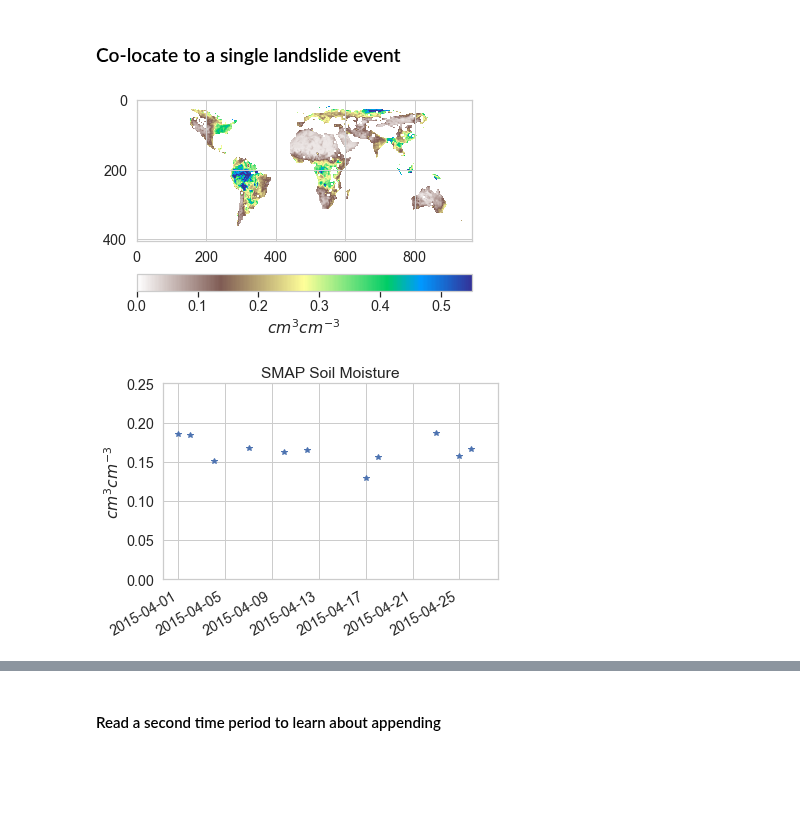
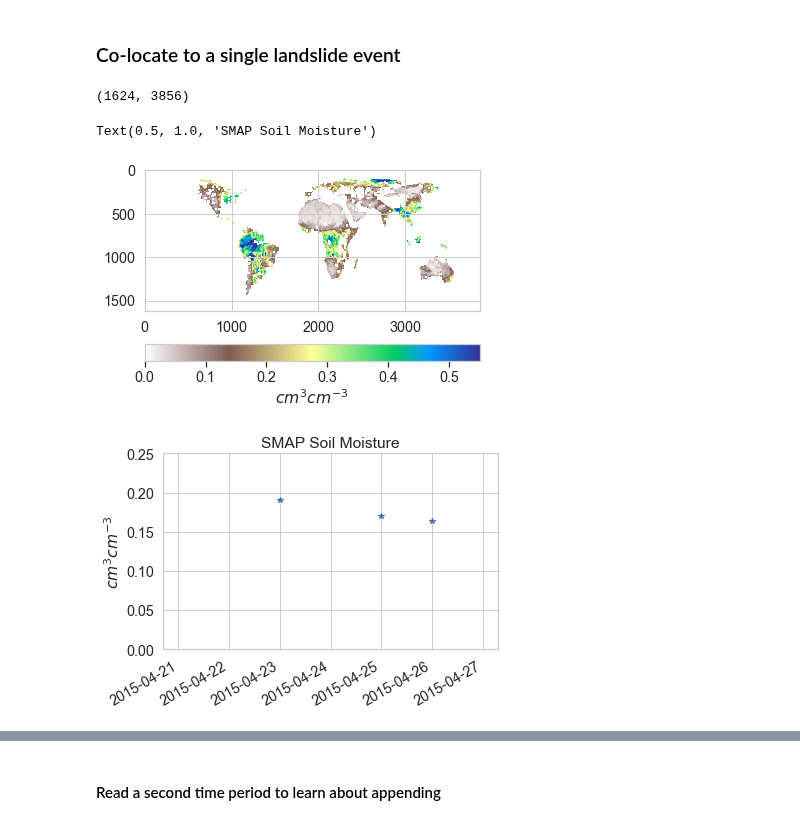
Before and after one commit to jacquiewitte/capstone-landslides-soilmoisture, a Jupyter notebook: landslide_smap_soilm_timeseries.ipynb, the cells around one changed output, grey strips where cells are left out. Cells and saved outputs as stored; diff of their text form; code cells hidden in the pictures; blank space fills up the shorter version.

```diff
--- a/landslide_smap_soilm_timeseries.ipynb
+++ b/landslide_smap_soilm_timeseries.ipynb
@@ -51,7 +51,7 @@ def read_smap(filepath, index):
         data[data == f[group_id][data_id].attrs['_FillValue']] = np.nan
 
         filename = os.path.basename(filepath)
-        yyyymmdd= filename.split('_')[4]
+        yyyymmdd= filename.split('_')[5]
         yyyy = int(yyyymmdd[0:4])
         mm = int(yyyymmdd[4:6])
         dd = int(yyyymmdd[6:8])
@@ -93,5 +93,6 @@ glc_co_gt2015.head()
 # %%
 data_dir = os.path.join(et.io.HOME,
                         'earth-analytics',
-                        'data', 'capstone', 'smap_l3')
+                        'data', 'capstone', 'smap_l2')
 smap_files = sorted(glob(os.path.join(data_dir, '*.h5')))
+smap_files[0:5]
@@ -150,10 +157,10 @@ Now lets look at the variables within the filegroup **Soil_Moisture_Retrieval_Da
 #### Load the EASE2 grid lon and lat datasets. These can be found on the NSIDC website.
 # %%
 # Reshape to dimensions of the SMAP data above
-f = h5py.File(smap_files[0], 'r')
-sm_data = read_smap(f, group_id, 26)
-f.close()
-lats = np.fromfile(os.path.join(data_dir, 'EASE2_M36km.lats.964x406x1.double'),
+sm_data, date = read_smap(smap_files[1], 24)
+
+lats = np.fromfile(os.path.join(data_dir, 'EASE2_M09km.lats.3856x1624x1.double'),
                       dtype=np.float64).reshape(sm_data.shape)
-lons = np.fromfile(os.path.join(data_dir, 'EASE2_M36km.lons.964x406x1.double'),
+lons = np.fromfile(os.path.join(data_dir, 'EASE2_M09km.lons.3856x1624x1.double'),
                       dtype=np.float64).reshape(sm_data.shape)
+sm_data.shape
@@ -162,7 +176,7 @@ lons = np.fromfile(os.path.join(data_dir, 'EASE2_M36km.lons.964x406x1.double'),
 # %% [markdown]
 ### Co-locate to a single landslide event
 # %%
-periods = 27
+periods = 7
 glc_date = pd.date_range(glc_co_gt2015.index[0], periods=periods,
                          freq='-1D').strftime('%Y%m%d')
 
@@ -176,42 +190,44 @@ for dd in glc_date:
     file = [x for x in smap_files if re.findall(dd, x)]
 
     # Retrieve the variables
-    sm_data_3d[:, :, i], time_i = read_smap(file[0], 26)
+    sm_data_3d[:, :, i], time_i = read_smap(file[0], 24)
     sm_dates.append(time_i)
     i += 1
 
 sm_mean = np.nanmean(sm_data_3d,2)
-sm_mean.shape
+print(sm_mean.shape)
 plt.imshow(sm_mean,vmin=0.,vmax=0.55,cmap='terrain_r')
 cbar = plt.colorbar(orientation='horizontal')
 cbar.set_label('$cm^3 cm^{-3}$')
 
-# take the +/- 5 deg mean around the Landslide event
+# take the +/- 0.5 deg mean around the Landslide event
 N_lat = glc_co_gt2015.latitude[0]+0.25
 S_lat = glc_co_gt2015.latitude[0]-0.25
 W_lon = glc_co_gt2015.longitude[0]-0.25
 E_lon = glc_co_gt2015.longitude[0]+0.25
 
 subset = (lats < N_lat) & (lats > S_lat) & (lons > W_lon) & (lons < E_lon)
 sm_mean = np.empty([periods])
 for i in np.arange(0, sm_data_3d.shape[2]):
     sm_2d = sm_data_3d[:, :, i]
     sm_mean[i] = np.nanmean(sm_2d[subset])
 
 # Lets create a pandas series to plot the data
 smData = {'sm': sm_mean}
 sm = pd.DataFrame(smData)
 sm['sm_date'] = sm_dates
 sm = sm.set_index('sm_date')
-sm['landslideID'] = glc_co_gt2015.event_id[0]
+sm['landslide_id'] = glc_co_gt2015.event_id[0]
 
 # plot the time series
 fig, ax1 = plt.subplots()
 ax1.plot(sm.index, sm, 'b*')
 ax1.set_ylim([0, 0.25])
 fig.autofmt_xdate()
 ax1.set_ylabel('$cm^3 cm^{-3}$')
-plt.title('SMAP Soil Moisture');
+plt.title('SMAP Soil Moisture')
 # %% [output]
+(1624, 3856)
+Text(0.5, 1.0, 'SMAP Soil Moisture')
-[figure, old version]
+[figure, new version]
-[figure, old version]
+[figure, new version]
```
Also changed, not shown: parts of 14 cells of this notebook.
